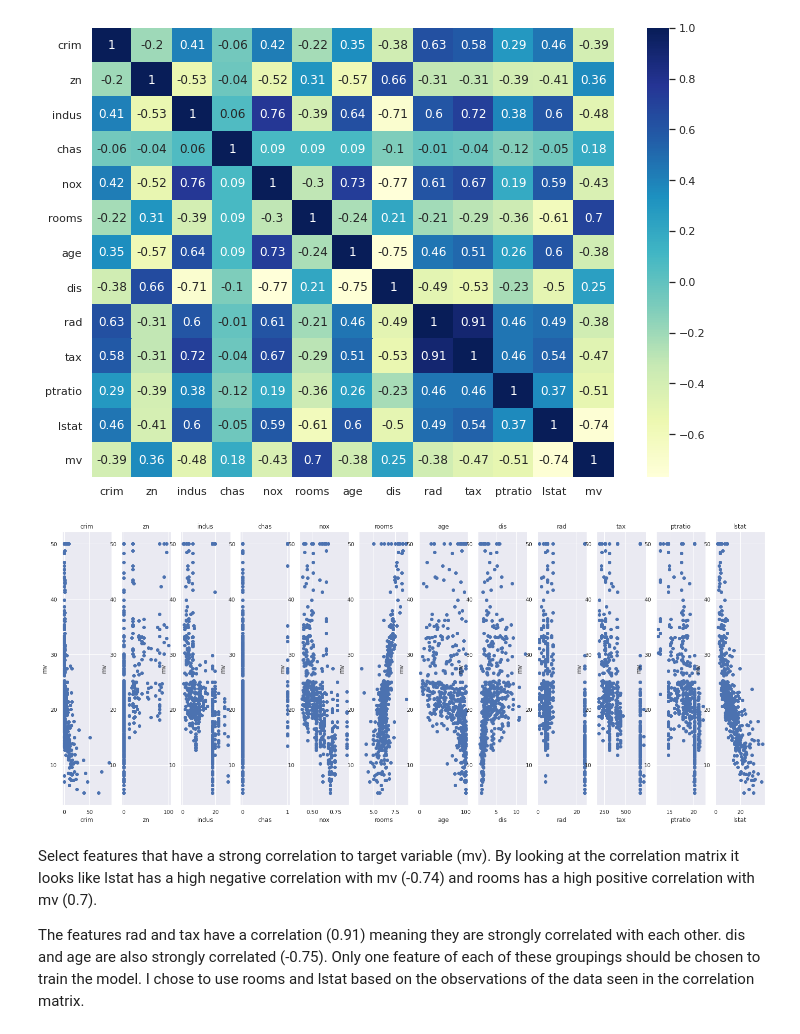
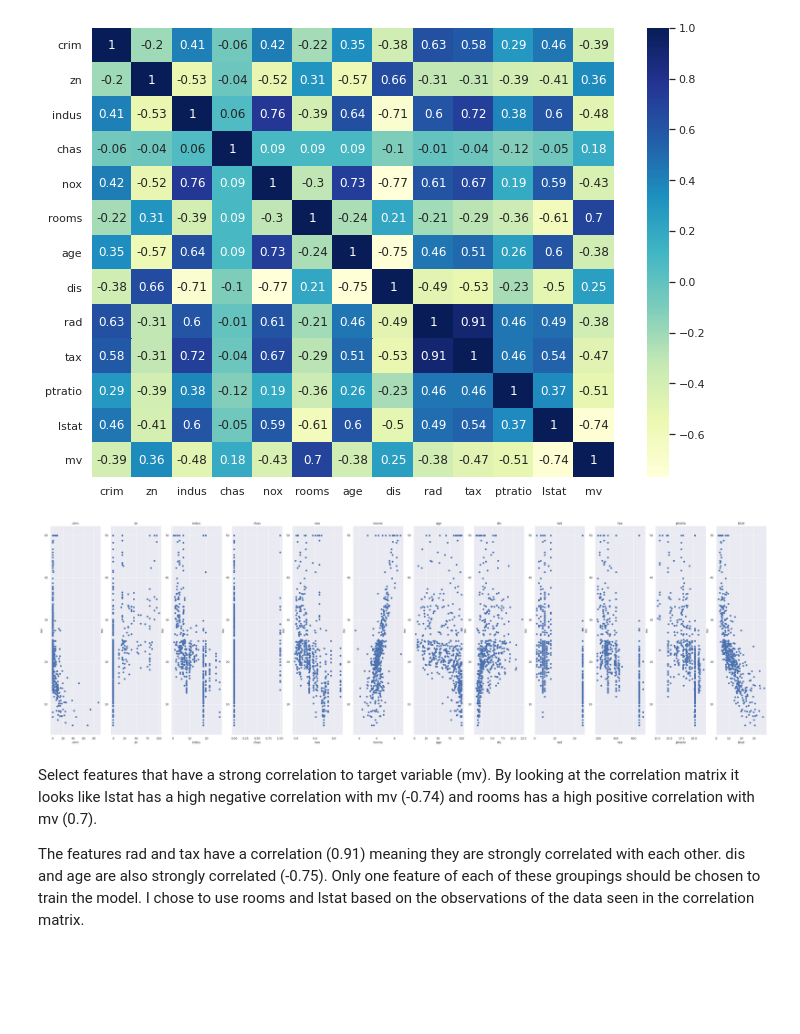
Before and after one commit to rhilderbrand/MSDS-422-MachineLearning, a Jupyter notebook: Hilderbrand_Assignment_2.ipynb, the cells around one changed output. Drawn from its saved outputs; the diff is of its cells as text; code cells hidden in the pictures; blank space fills up the shorter version.

```diff
--- a/Hilderbrand_Assignment_2.ipynb
+++ b/Hilderbrand_Assignment_2.ipynb
@@ -203,21 +203,21 @@ sns.heatmap(data=correlation_matrix, cmap="YlGnBu" , annot=True)
 <matplotlib.axes._subplots.AxesSubplot at 0x...>
 [figure]
 # %%
-plt.figure(figsize=(25, 10))
+plt.figure(figsize=(50, 15))
 
 features = ['crim', 'zn','indus','chas','nox','rooms','age','dis','rad','tax','ptratio','lstat']
 target = boston_input['mv']
 
 for i, col in enumerate(features):
     plt.subplot(1, len(features) , i+1)
     x = boston_input[col]
     y = target
     plt.scatter(x, y, marker='o')
     plt.title(col)
     plt.xlabel(col)
     plt.ylabel('mv')
 # %% [output]
-[figure, old version]
+[figure, new version]
 # %% [markdown]
 Select features that have a strong correlation to target variable (mv). By looking at the correlation matrix it looks like lstat has a high negative correlation with mv (-0.74) and rooms has a high positive correlation with mv (0.7).
 
```
